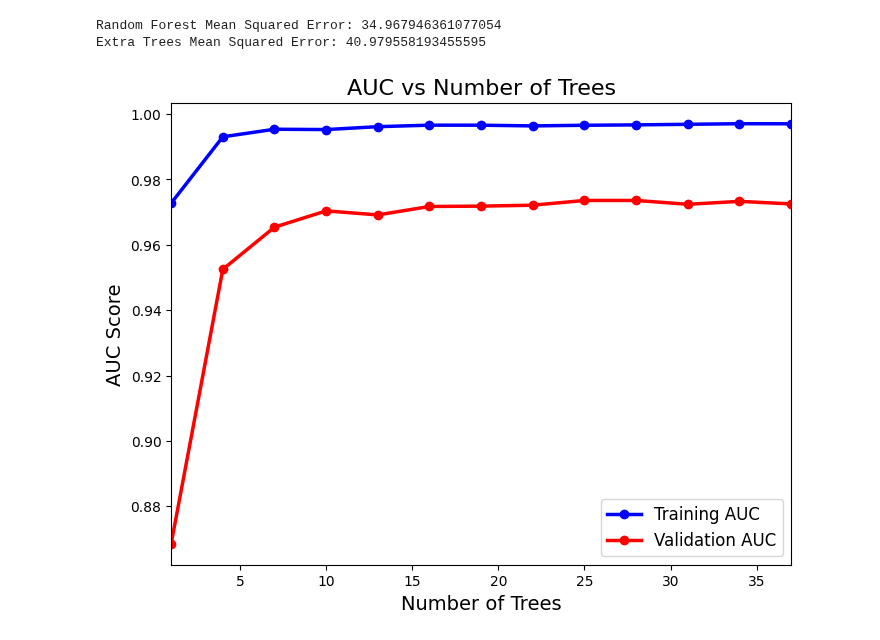
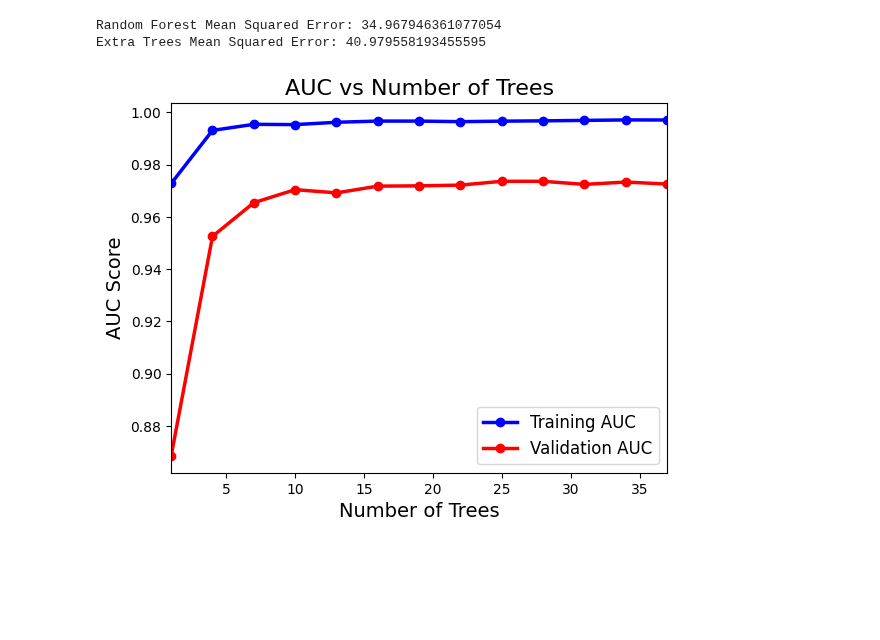
Before and after one commit to Wanwan-Laang/MSE598, a Jupyter notebook: Week10.ipynb, the cells around one changed output. Cells and saved outputs as stored; diff of their text form; code cells hidden in the pictures; blank space fills up the shorter version.

Commit message:
Implement code changes to enhance functionality and improve performance

```diff
--- a/Week10.ipynb
+++ b/Week10.ipynb
@@ -276,39 +278,32 @@ Extra Trees Mean Squared Error: 40.979558193455595
 from sklearn.metrics import roc_auc_score
 
 # Define a range of tree counts to evaluate
 tree_counts = list(range(1, 40, 3))
 
-# Initialize lists to store AUC scores
 train_auc_scores = []
 val_auc_scores = []
 
-# Loop through the tree counts
 for n_trees in tree_counts:
-    # Train a Random Forest model with the specified number of trees
     rf = RandomForestRegressor(n_estimators=n_trees, max_features='sqrt', bootstrap=True, random_state=15)
     rf.fit(X_train, y_train)
 
-    # Predict probabilities for training and validation datasets
     y_train_pred = rf.predict(X_train)
     y_val_pred = rf.predict(X_test)
 
-    # Compute AUC scores
     train_auc = roc_auc_score(y_train > 45, y_train_pred)  # Assuming threshold of 45 for "good concrete"
     val_auc = roc_auc_score(y_test > 45, y_val_pred)
 
-    # Store the scores
     train_auc_scores.append(train_auc)
     val_auc_scores.append(val_auc)
 
-# Plot the AUC scores as a function of the number of trees
-plt.figure(figsize=(8, 6))
+plt.figure()
 plt.plot(tree_counts, train_auc_scores, label='Training AUC', marker='o', color='blue',linewidth=2.5)
 plt.plot(tree_counts, val_auc_scores, label='Validation AUC', marker='o', color='red',linewidth=2.5)
 plt.xlim(min(tree_counts), max(tree_counts))
 plt.xlabel('Number of Trees', fontsize=14)
 plt.ylabel('AUC Score', fontsize=14)
 plt.title('AUC vs Number of Trees', fontsize=16)
 plt.legend(fontsize=12)
 plt.show()
 # %% [output]
-[figure, old version]
+[figure, new version]
```
Also changed, not shown: parts of 2 cells of this notebook.
